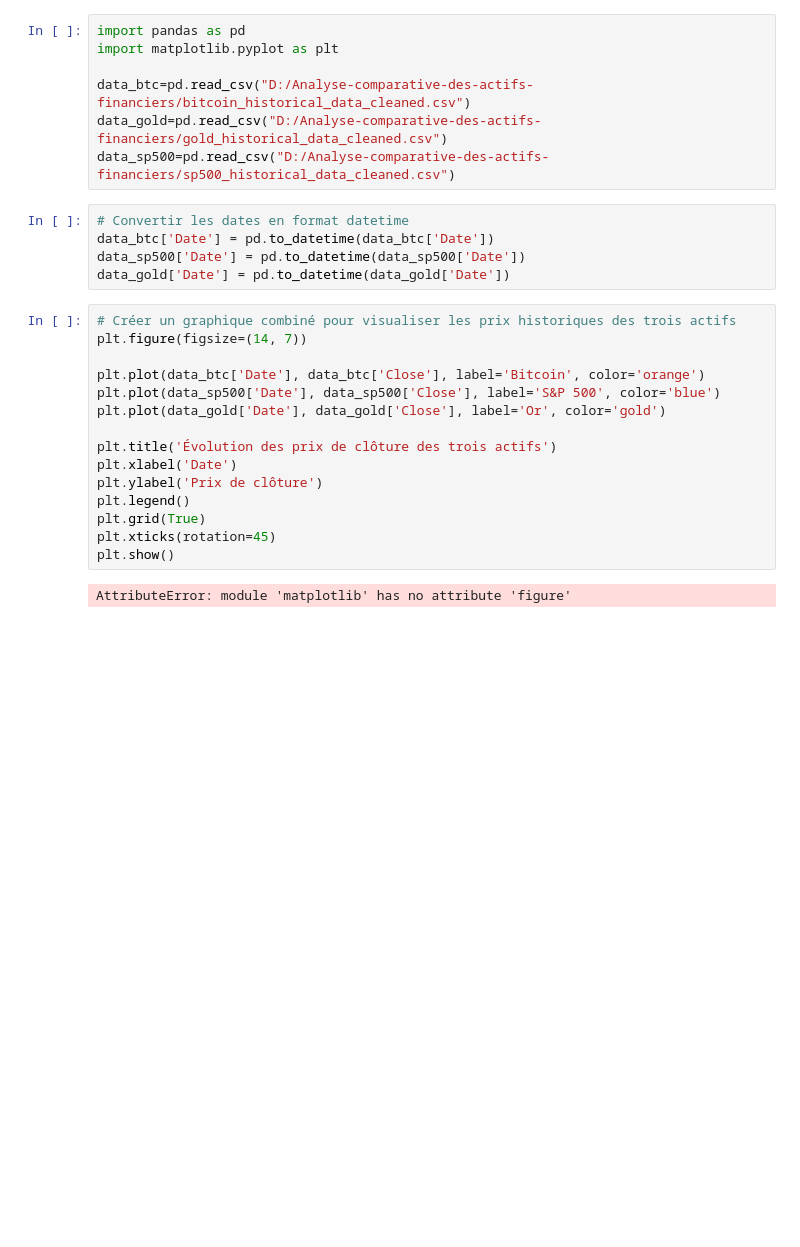
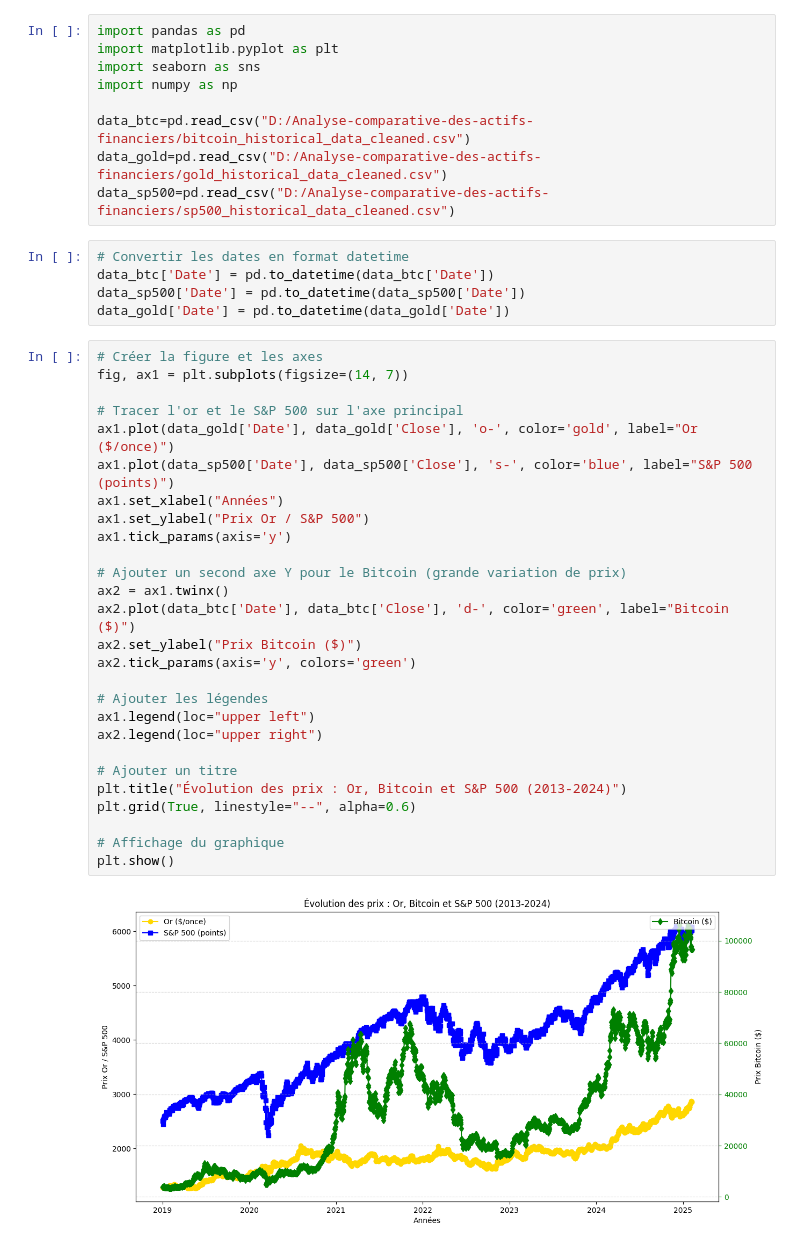
Before and after one commit to Fanaingamampiandra/Analyse-comparative-des-actifs-financiers, a Jupyter notebook: AED.ipynb, the cells around one changed output. Cells and saved outputs as stored; diff of their text form; blank space fills up the shorter version.

```diff
--- a/AED.ipynb
+++ b/AED.ipynb
@@ -1,6 +1,8 @@
 # %%
 import pandas as pd
 import matplotlib.pyplot as plt
+import seaborn as sns
+import numpy as np
 
 data_btc=pd.read_csv("D:/Analyse-comparative-des-actifs-financiers/bitcoin_historical_data_cleaned.csv")
 data_gold=pd.read_csv("D:/Analyse-comparative-des-actifs-financiers/gold_historical_data_cleaned.csv")
@@ -10,20 +12,32 @@ data_sp500=pd.read_csv("D:/Analyse-comparative-des-actifs-financiers/sp500_histo
 data_btc['Date'] = pd.to_datetime(data_btc['Date'])
 data_sp500['Date'] = pd.to_datetime(data_sp500['Date'])
 data_gold['Date'] = pd.to_datetime(data_gold['Date'])
-# %%
-# Créer un graphique combiné pour visualiser les prix historiques des trois actifs
-plt.figure(figsize=(14, 7))
-
-plt.plot(data_btc['Date'], data_btc['Close'], label='Bitcoin', color='orange')
-plt.plot(data_sp500['Date'], data_sp500['Close'], label='S&P 500', color='blue')
-plt.plot(data_gold['Date'], data_gold['Close'], label='Or', color='gold')
-
-plt.title('Évolution des prix de clôture des trois actifs')
-plt.xlabel('Date')
-plt.ylabel('Prix de clôture')
-plt.legend()
-plt.grid(True)
-plt.xticks(rotation=45)
-plt.show()
-# %% [output]
-AttributeError: module 'matplotlib' has no attribute 'figure'
+# %%
+# Créer la figure et les axes
+fig, ax1 = plt.subplots(figsize=(14, 7))
+
+# Tracer l'or et le S&P 500 sur l'axe principal
+ax1.plot(data_gold['Date'], data_gold['Close'], 'o-', color='gold', label="Or ($/once)")
+ax1.plot(data_sp500['Date'], data_sp500['Close'], 's-', color='blue', label="S&P 500 (points)")
+ax1.set_xlabel("Années")
+ax1.set_ylabel("Prix Or / S&P 500")
+ax1.tick_params(axis='y')
+
+# Ajouter un second axe Y pour le Bitcoin (grande variation de prix)
+ax2 = ax1.twinx()
+ax2.plot(data_btc['Date'], data_btc['Close'], 'd-', color='green', label="Bitcoin ($)")
+ax2.set_ylabel("Prix Bitcoin ($)")
+ax2.tick_params(axis='y', colors='green')
+
+# Ajouter les légendes
+ax1.legend(loc="upper left")
+ax2.legend(loc="upper right")
+
+# Ajouter un titre
+plt.title("Évolution des prix : Or, Bitcoin et S&P 500 (2013-2024)")
+plt.grid(True, linestyle="--", alpha=0.6)
+
+# Affichage du graphique
+plt.show()
+# %% [output]
+[figure, added]
```
Also changed, not shown: parts of 4 cells of this notebook.
